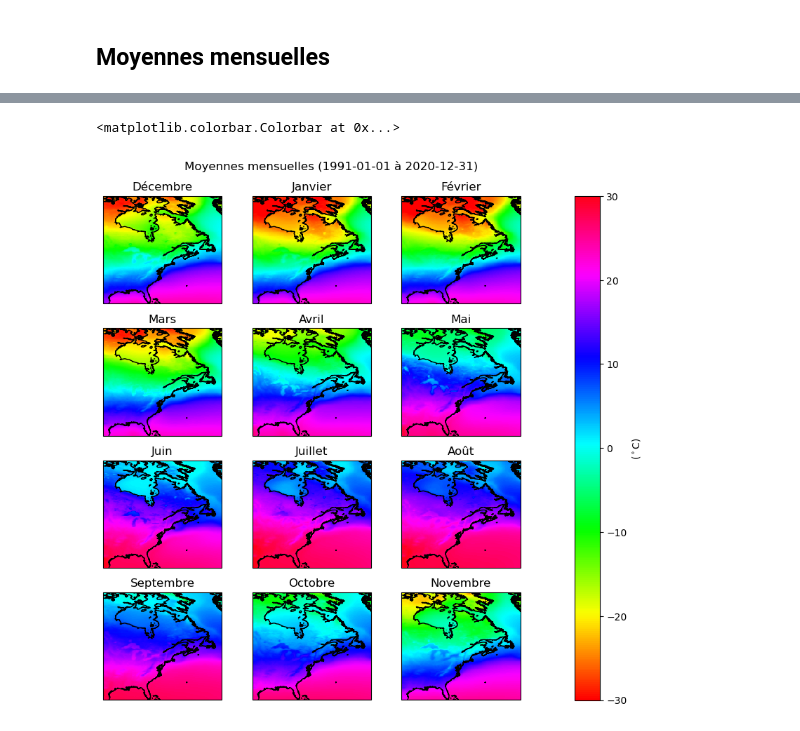
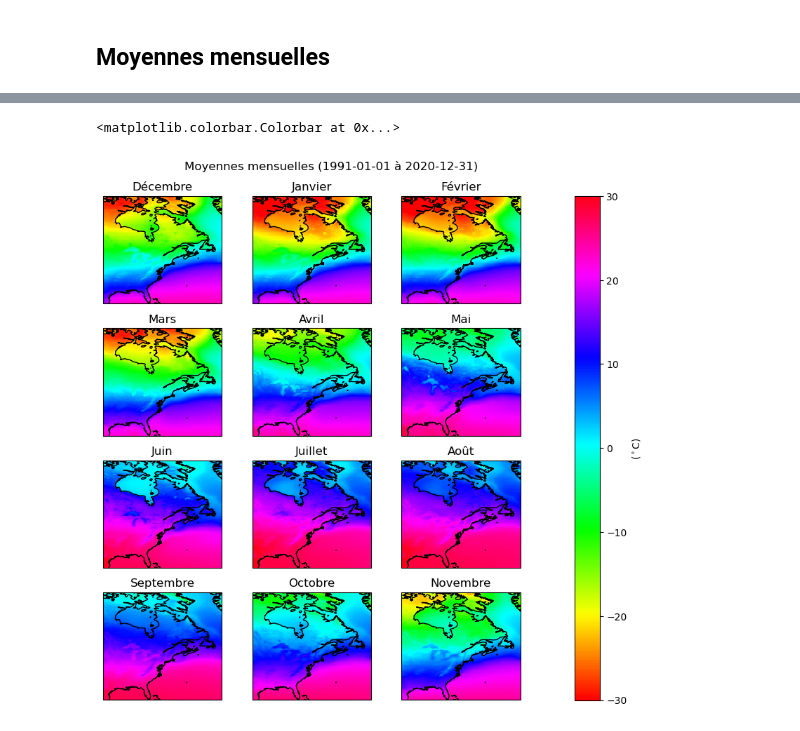
Before and after one commit to Ouranosinc/LabSc, a Jupyter notebook: labsc-notebooks/ERA5_moyclim_ann_sais_mens.ipynb, the cells around one changed output, grey strips where cells are left out. Cells and saved outputs as stored; diff of their text form; code cells hidden in the pictures.

```diff
--- a/labsc-notebooks/ERA5_moyclim_ann_sais_mens.ipynb
+++ b/labsc-notebooks/ERA5_moyclim_ann_sais_mens.ipynb
@@ -186,9 +186,9 @@ _ChunkSizes :
 ## Moyenne annuelle
 # %%
 # Calcul de la moyenne annuelle
-moy_ann = ds_sel.mean(dim='time')-273.15
+moy_ann = ds_region.mean(dim='time')-273.15
 #with ProgressBar():
 with Client() as c:
     #display(c)
     moy_ann.load()
-moy_ann
+#display(moy_ann)
@@ -220,10 +202,10 @@ projection = ccrs.PlateCarree()
 fig, ax = plt.subplots(figsize=(8, 6), subplot_kw={'projection': projection})
 
 # Afficher la variable
-p = ax.pcolormesh(moy_ann['lon'], moy_ann['lat'], moy_ann, cmap='hsv',vmin=-20,vmax=20)
+p = ax.pcolormesh(moy_ann['lon'], moy_ann['lat'], moy_ann, cmap='hsv',vmin=-30,vmax=30)
 
 # Ajouter les lignes de côtes
-ax.coastlines(resolution='10m', color='black', linewidth=1)
+ax.coastlines(resolution='50m', color='black', linewidth=1)
 plt.colorbar(p,orientation="vertical", label="Température ($^\circ$C)", fraction=0.046, pad=0.04)
 
 ax.title.set_text('Moyenne annuelle ('+debut+' à '+fin+')')
@@ -262,14 +231,13 @@ projection = ccrs.PlateCarree()
 fig,axes = plt.subplots(2,2,figsize=(8, 6), subplot_kw={'projection': projection})
 axes = axes.ravel()
 
+seas=['DJF','MAM','JJA','SON']
 for jj,sea in enumerate(seas):
-    #ax[jj] = plt.subplot(2, 2, jj+1)
-
     # Afficher la variable
-    p=axes[jj].pcolormesh(data_seas[sea]['lon'], data_seas[sea]['lat'], data_seas[sea], cmap='hsv',vmin=-20,vmax=20)
+    p=axes[jj].pcolormesh(moy_saison['lon'], moy_saison['lat'], moy_saison.sel(season=sea), cmap='hsv',vmin=-30,vmax=30)
 
     # Ajouter les lignes de côtes
-    axes[jj].coastlines(resolution='10m', color='black', linewidth=1)
+    axes[jj].coastlines(resolution='50m', color='black', linewidth=1)
     #plt.colorbar(p,orientation="vertical", label="Temperature ($^\circ$C)", fraction=0.046, pad=0.04)
     axes[jj].title.set_text(sea)
 
@@ -286,20 +254,10 @@ fig.colorbar(p, ax=axes, orientation='vertical', fraction=0.05, pad=0.1, label='
 ## Moyennes mensuelles
 # %%
 # Calcul des moyennes mensuelles
-
-#months=np.arange(12)+1
-months=[12, 1, 2, 3, 4, 5, 6, 7, 8, 9, 10, 11]
-months_labels=['December','January','February','March','April','May','June','July','August','September','October','November']
-
-data_months = {}
-for kk,month in enumerate(months):
-    ds_month = ds_sel.sel(time=ds_sel['time.month'] == month)
-    moy_month = ds_month.mean(dim='time')
-    data_months[months_labels[kk]]=moy_month-273.15
+moy_mens = ds_region.groupby('time.month').mean(dim='time')-273.15
 
 # Faire les calculs:
 with Client() as c:
-    display(c)
-    for mlabel in months_labels:
-        print('Month: '+mlabel)
-        data_months[mlabel].load()
+    #display(c)
+    moy_mens.load()
+#display(moy_mens)
@@ -320,30 +264,32 @@ Month: November
 # %%
 # Afficher les cartes mensuelles
 
 # Créer une projection cartographique
 projection = ccrs.PlateCarree()
 
 # Initialiser la figure et les axes
 fig,axes = plt.subplots(4,3,figsize=(8, 8), subplot_kw={'projection': projection})
 axes = axes.ravel()
 
-months_labels_fr=['Décembre','Janvier','Février','Mars','Avril','Mai','Juin','Juillet','Août','Septembre','Octobre','Novembre']
-for jj,month in enumerate(months_labels):
+#months=np.arange(12)+1
+months=[12, 1, 2, 3, 4, 5, 6, 7, 8, 9, 10, 11]
+months_labels=['Décembre','Janvier','Février','Mars','Avril','Mai','Juin','Juillet','Août','Septembre','Octobre','Novembre']
+for jj,month in enumerate(months):
 
     # Afficher la variable
-    p=axes[jj].pcolormesh(data_months[month]['lon'], data_months[month]['lat'], data_months[month], cmap='hsv',vmin=-30,vmax=30)
+    p=axes[jj].pcolormesh(moy_mens['lon'], moy_mens['lat'], moy_mens.sel(month=month), cmap='hsv',vmin=-30,vmax=30)
 
     # Ajouter les lignes de côtes
-    axes[jj].coastlines(resolution='10m', color='black', linewidth=1)
+    axes[jj].coastlines(resolution='50m', color='black', linewidth=1)
 
     # Titres panneaux
-    axes[jj].title.set_text(months_labels_fr[jj])
+    axes[jj].title.set_text(months_labels[jj])
 
 plt.suptitle('Moyennes mensuelles ('+debut+' à '+fin+')')
 plt.tight_layout()
 
 # Ajouter une barre de couleur globale
 fig.colorbar(p, ax=axes, orientation='vertical', fraction=0.05, pad=0.1, label='($^\circ$C)')
 # %% [output]
 <matplotlib.colorbar.Colorbar at 0x...>
-[figure, old version]
+[figure, new version]
```
Also changed, not shown: parts of 7 cells of this notebook, 2 other files.
